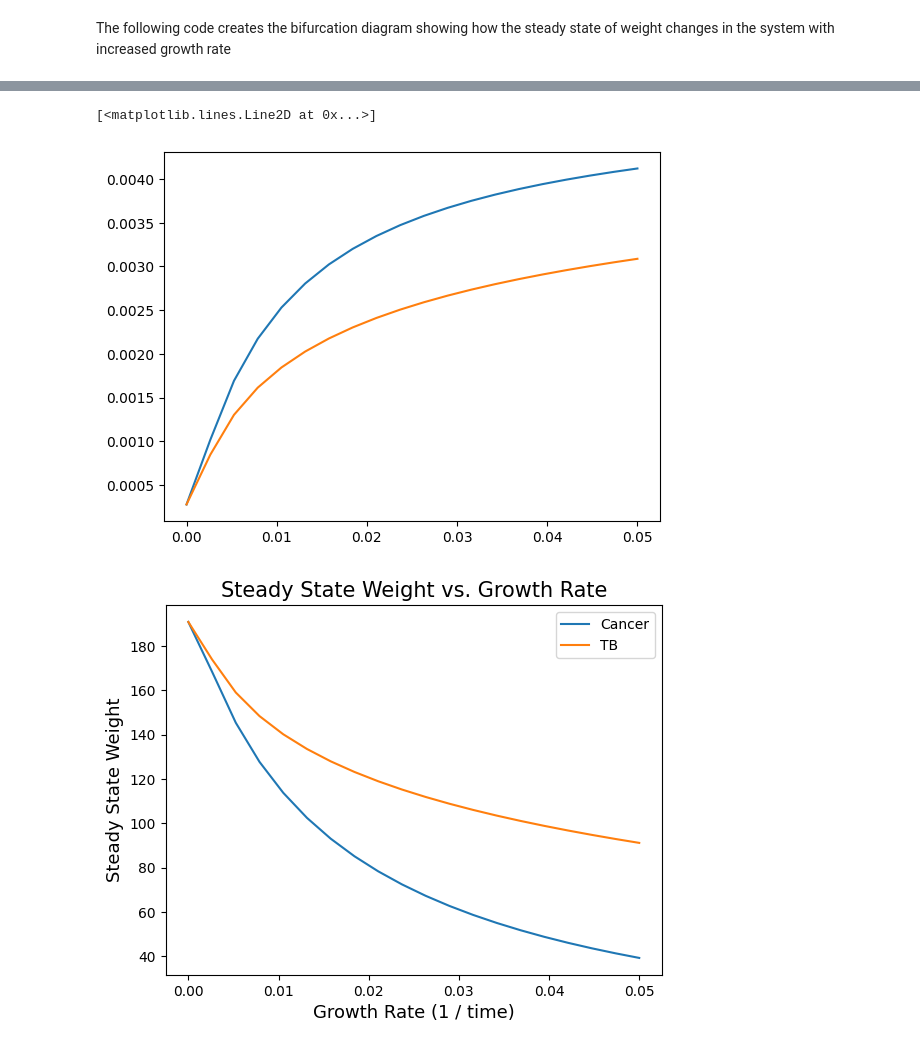
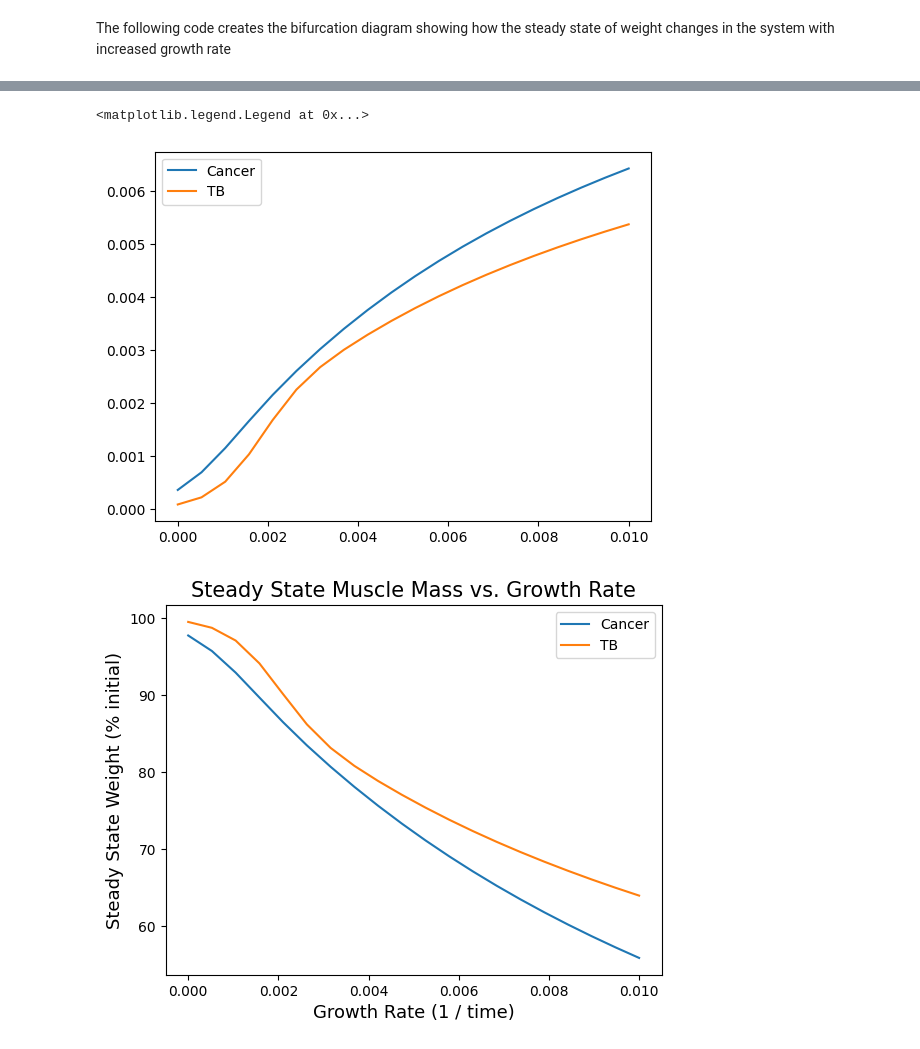
Before and after one commit to chaynes2019/Wasting-is-essential, a Jupyter notebook: Figure4ChronicDiseaseSimulation.ipynb, the cells around one changed output, grey strips where cells are left out. Cells and saved outputs as stored; diff of their text form; code cells hidden in the pictures.

```diff
--- a/Figure4ChronicDiseaseSimulation.ipynb
+++ b/Figure4ChronicDiseaseSimulation.ipynb
@@ -6,5 +6,5 @@ import matplotlib.pyplot as plt
 
 from reaction_flask import ReactionFlask
 # %%
-inflammationGenerationParam = 40
+inflammationGenerationParam = 8
 # %%
@@ -654,19 +496,19 @@ for k in range(numPointsToTest):
 # %%
-plt.plot([0.05 * (k / (numPointsToTest - 1)) for k in range(numPointsToTest)], cancerPopEndpoints, label =  "Cancer")
-plt.plot([0.05 * (k / (numPointsToTest - 1)) for k in range(numPointsToTest)], tbPopEndpoints, label = "TB")
+plt.plot([0.01 * (k / (numPointsToTest - 1)) for k in range(numPointsToTest)], cancerPopEndpoints, label =  "Cancer")
+plt.plot([0.01 * (k / (numPointsToTest - 1)) for k in range(numPointsToTest)], tbPopEndpoints, label = "TB")
 plt.legend()
 # %% [output]
-[<matplotlib.lines.Line2D at 0x...>]
+<matplotlib.legend.Legend at 0x...>
-[figure, old version]
+[figure, new version]
 # %%
-plt.plot([0.05 * (k / (numPointsToTest - 1)) for k in range(numPointsToTest)], cancerWeightEndpoints, label =  "Cancer")
-plt.plot([0.05 * (k / (numPointsToTest - 1)) for k in range(numPointsToTest)], tbWeightEndpoints, label = "TB")
+plt.plot([0.01 * (k / (numPointsToTest - 1)) for k in range(numPointsToTest)], cancerWeightEndpoints, label =  "Cancer")
+plt.plot([0.01 * (k / (numPointsToTest - 1)) for k in range(numPointsToTest)], tbWeightEndpoints, label = "TB")
 
-plt.title("Steady State Weight vs. Growth Rate", fontsize = 15)
+plt.title("Steady State Muscle Mass vs. Growth Rate", fontsize = 15)
 plt.xlabel("Growth Rate (1 / time)", fontsize = 13)
-plt.ylabel("Steady State Weight", fontsize = 13)
+plt.ylabel("Steady State Weight (% initial)", fontsize = 13)
 plt.legend()
 
 plt.savefig("FigureImages/Figure4Images/SteadyStateWeightvsGrowthRate.png")
 # %% [output]
-[figure, old version]
+[figure, new version]
```
Also changed, not shown: parts of 7 cells of this notebook, 14 other files.
